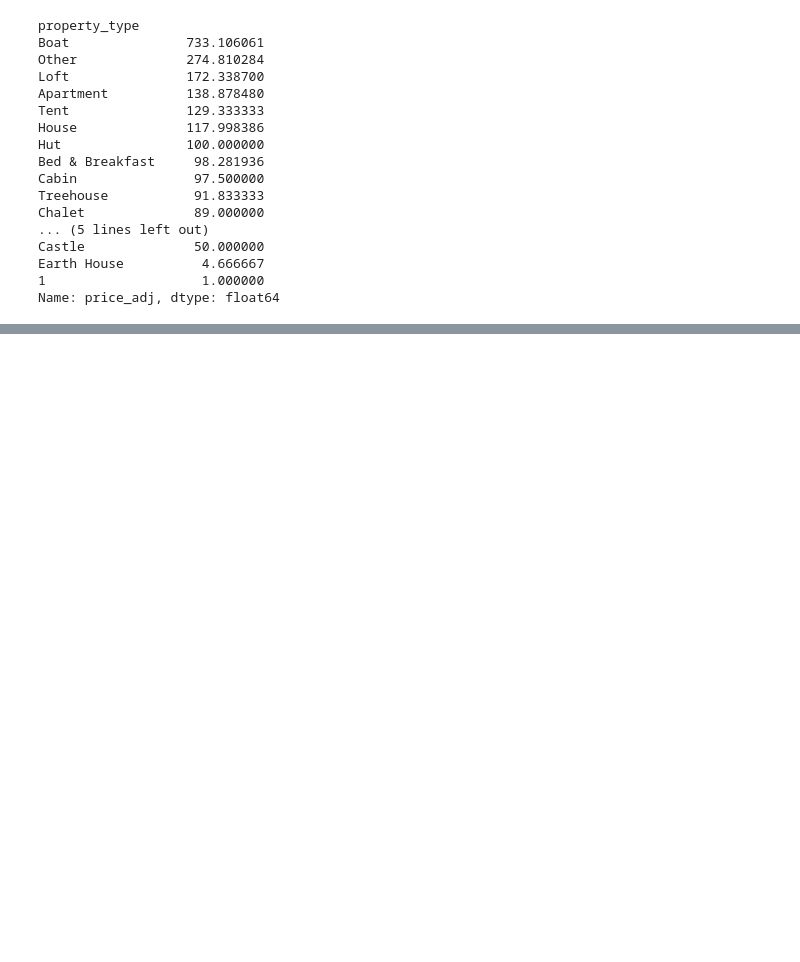
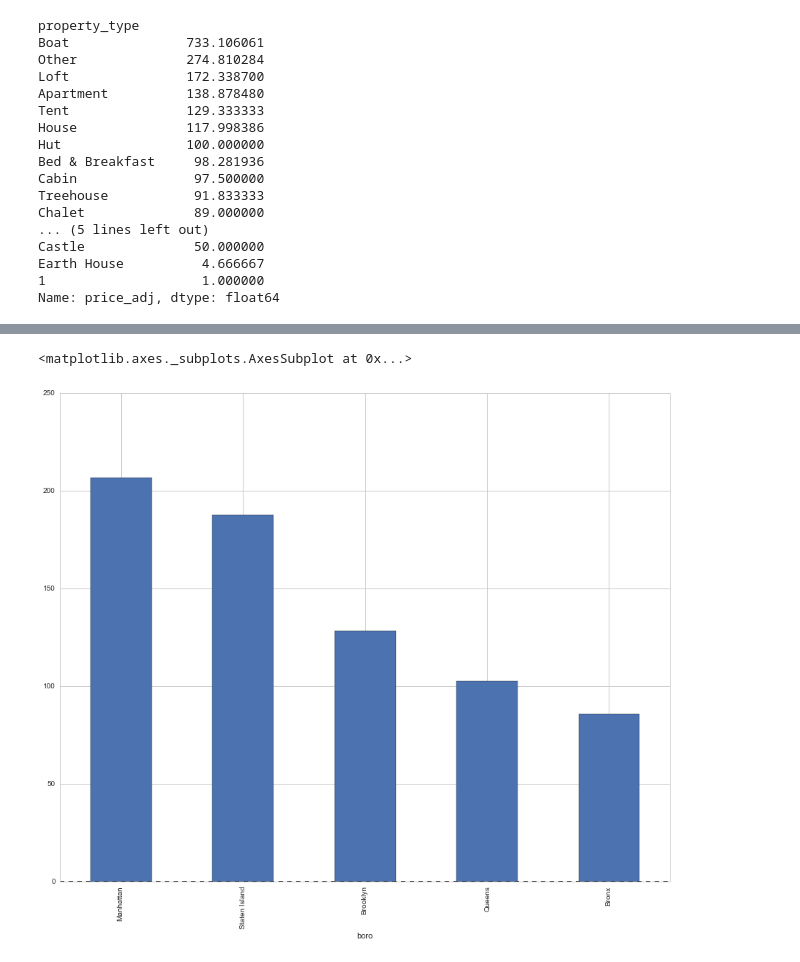
Before and after one commit to duncancfraser/GA_DS18, a Jupyter notebook: Project/Exploration/AirBnB NYC Final.ipynb, the cells around one changed output, grey strips where cells are left out. Drawn from its saved outputs; the diff is of its cells as text; code cells hidden in the pictures; blank space fills up the shorter version.

```diff
--- a/Project/Exploration/AirBnB NYC Final.ipynb
+++ b/Project/Exploration/AirBnB NYC Final.ipynb
@@ -403,0 +385,6 @@ test_2
+# %%
+zip_map['zipcode'] = zip_map[0].apply(lambda x: x.strip())
+# %%
+abnb.zipcode = abnb.zipcode.apply(lambda x: str(x).strip())
+# %%
+abnb_e = pd.merge(abnb, zip_map)
@@ -403,0 +420,8 @@ test_2
+# %%
+boro_price_grp = abnb_e.groupby('boro').price.mean()
+
+boro_price_grp.reset_index()
+
+boro_price_grp.sort('price_adj', ascending=False)
+
+boro_price_grp
@@ -403,0 +436,5 @@ test_2
+# %%
+boro_price_grp.plot(kind='bar')
+# %% [output]
+<matplotlib.axes._subplots.AxesSubplot at 0x...>
+[figure, added]
```
Also changed, not shown: parts of 73 cells of this notebook.
